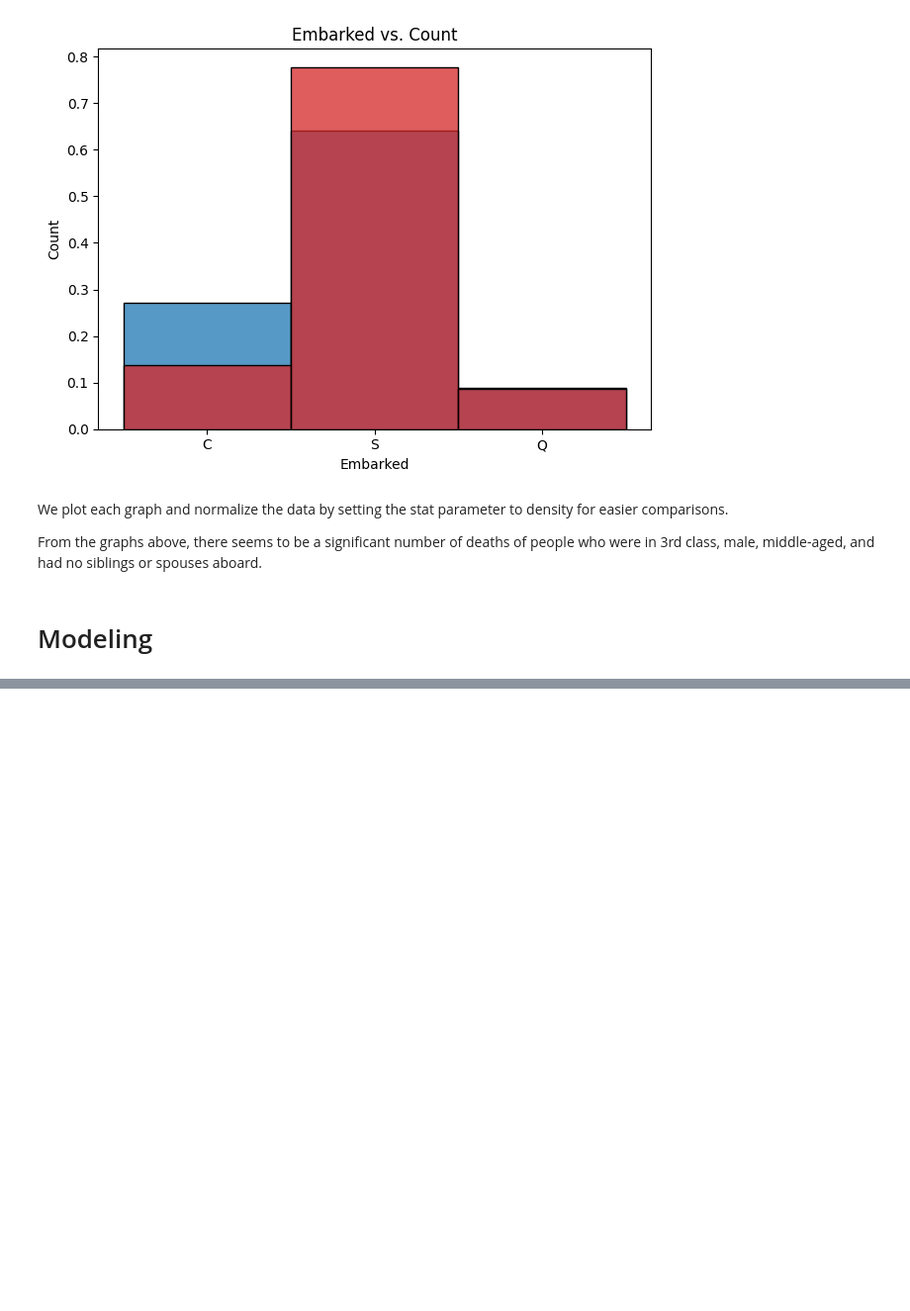
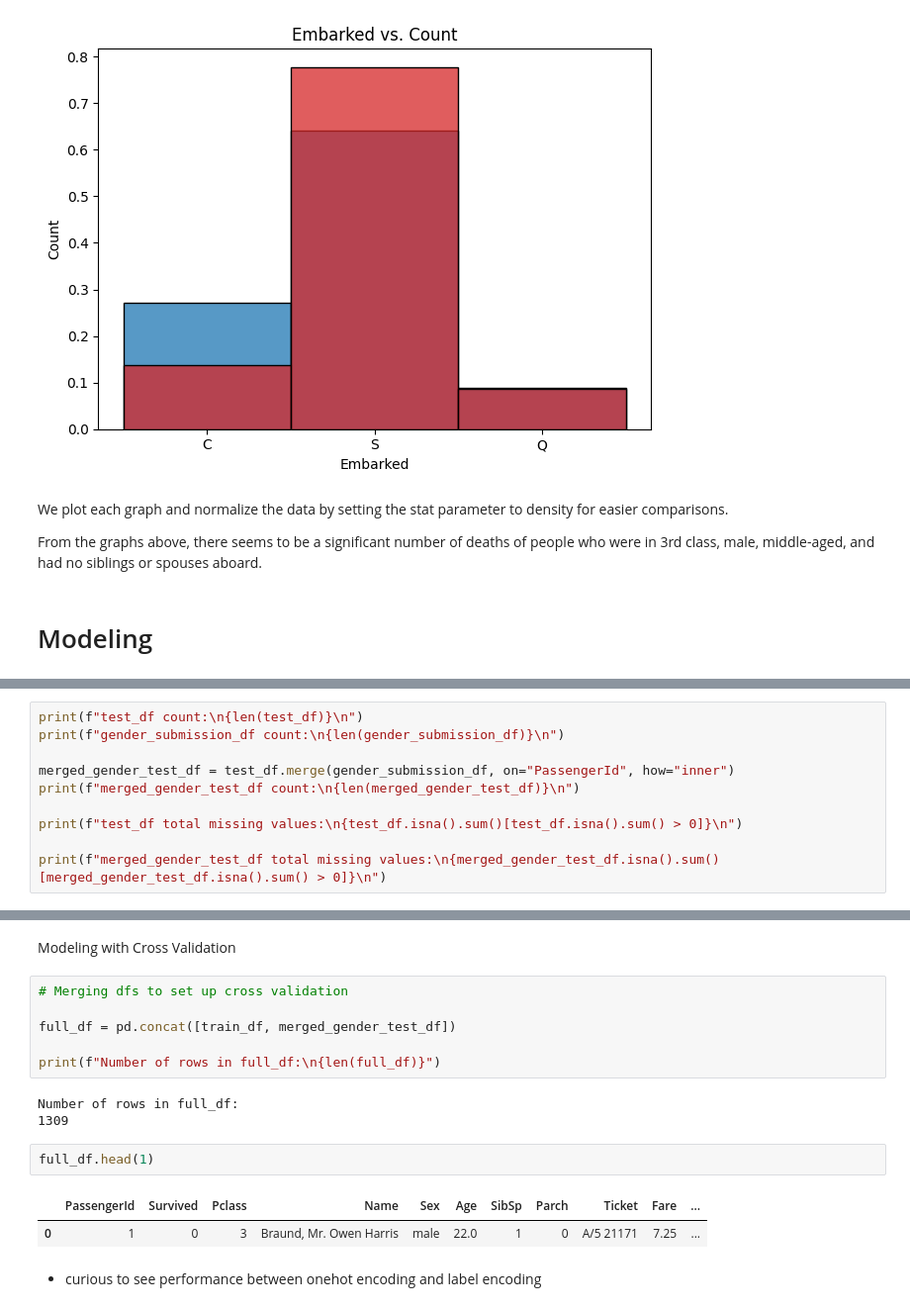
Before and after one commit to johne18/ml_learnings, a Jupyter notebook: [2] titanic-dataset.ipynb, the cells around one changed output, grey strips where cells are left out. Shown at 99% size. Saved outputs shown, nothing was run; the diff lists cells and outputs as text; blank space fills up the shorter version.

```diff
--- a/[2] titanic-dataset.ipynb
+++ b/[2] titanic-dataset.ipynb
@@ -215,0 +260,10 @@ Modeling
+# %%
+print(f"test_df count:\n{len(test_df)}\n")
+print(f"gender_submission_df count:\n{len(gender_submission_df)}\n")
+
+merged_gender_test_df = test_df.merge(gender_submission_df, on="PassengerId", how="inner")
+print(f"merged_gender_test_df count:\n{len(merged_gender_test_df)}\n")
+
+print(f"test_df total missing values:\n{test_df.isna().sum()[test_df.isna().sum() > 0]}\n")
+
+print(f"merged_gender_test_df total missing values:\n{merged_gender_test_df.isna().sum()[merged_gender_test_df.isna().sum() > 0]}\n")
@@ -215,0 +322,18 @@ Modeling
+# %% [markdown]
+Modeling with Cross Validation
+# %%
+# Merging dfs to set up cross validation
+
+full_df = pd.concat([train_df, merged_gender_test_df])
+
+print(f"Number of rows in full_df:\n{len(full_df)}")
+# %% [output]
+Number of rows in full_df:
+1309
+# %%
+full_df.head(1)
+# %% [output]
+|  | PassengerId | Survived | Pclass | Name | Sex | Age | SibSp | Parch | Ticket | Fare | ... |
+| 0 | 1 | 0 | 3 | Braund, Mr. Owen Harris | male | 22.0 | 1 | 0 | A/5 21171 | 7.25 | ... |
+# %% [markdown]
+* curious to see performance between onehot encoding and label encoding
```
Also changed, not shown: parts of 14 cells of this notebook.
